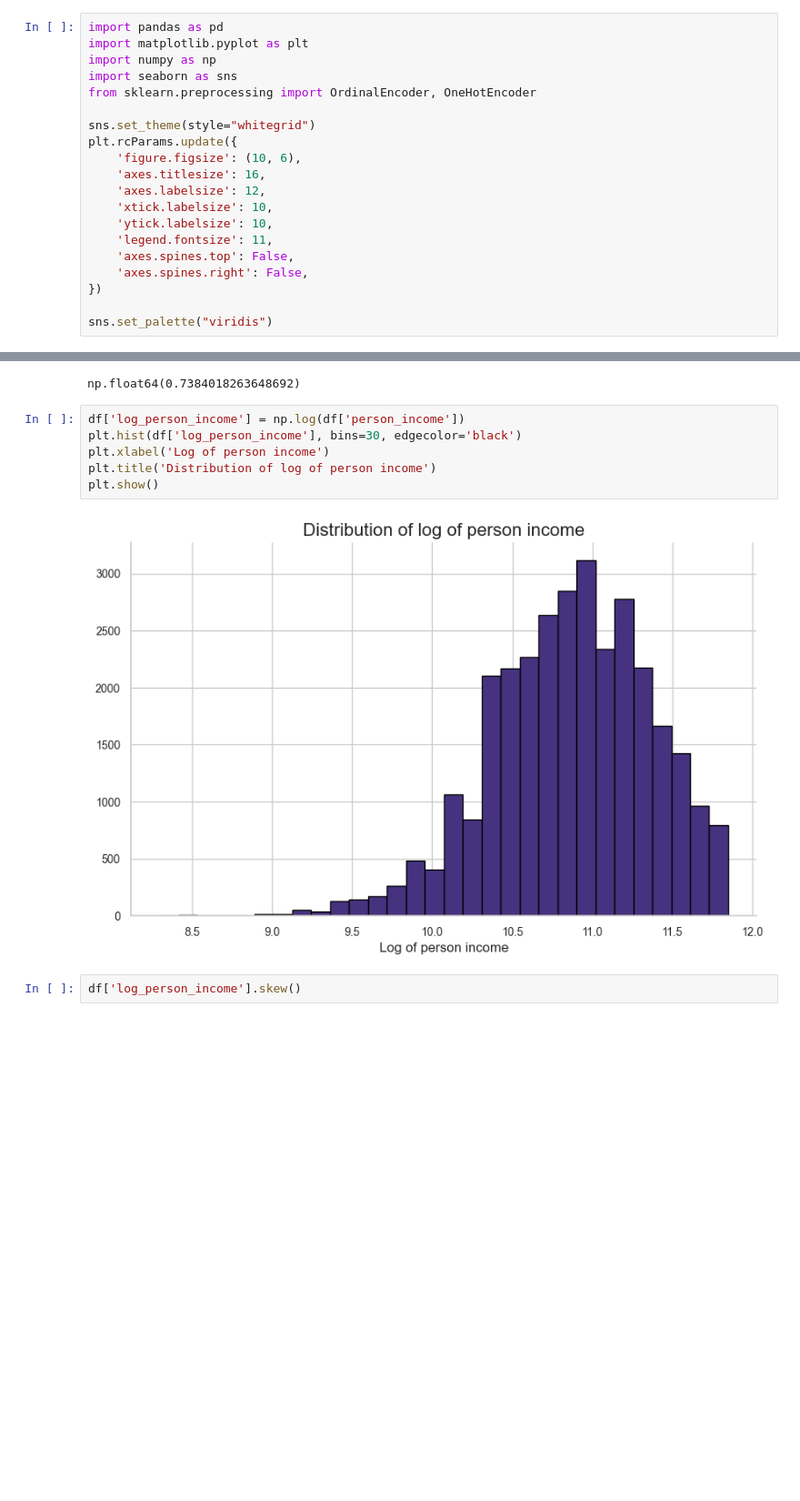
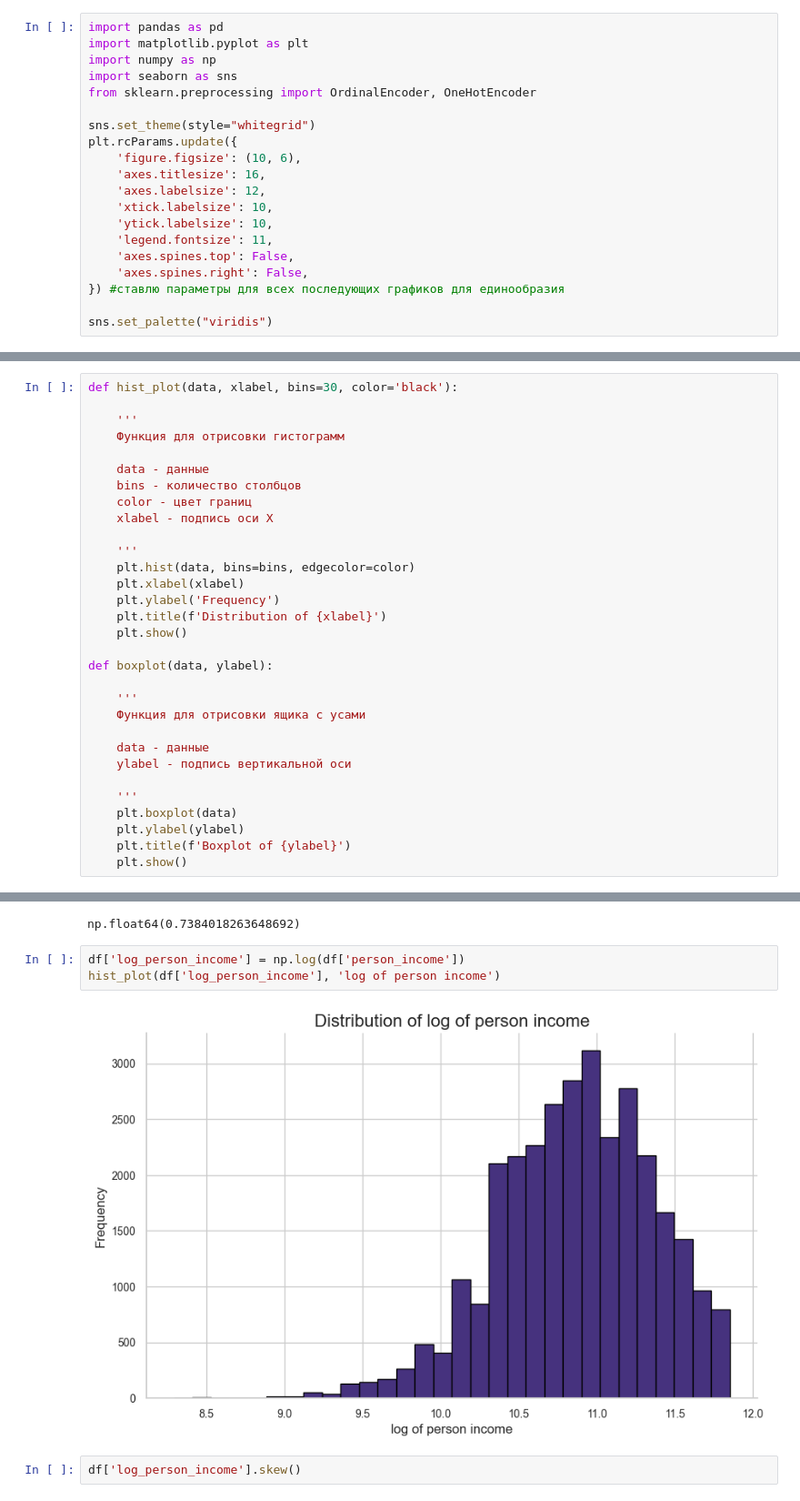
Before and after one commit to mrinly/credit_scoring, a Jupyter notebook: EDA.ipynb, the cells around one changed output, grey strips where cells are left out. Shown at 91% size. Cells and saved outputs as stored; diff of their text form; blank space fills up the shorter version.

```diff
--- a/EDA.ipynb
+++ b/EDA.ipynb
@@ -15,7 +15,7 @@ plt.rcParams.update({
     'legend.fontsize': 11,
     'axes.spines.top': False,
     'axes.spines.right': False,
-})
+}) #ставлю параметры для всех последующих графиков для единообразия
 
 sns.set_palette("viridis")
 # %%
@@ -130,0 +131,31 @@ plt.show()
+# %%
+def hist_plot(data, xlabel, bins=30, color='black'):
+
+    '''
+    Функция для отрисовки гистограмм
+
+    data - данные
+    bins - количество столбцов
+    color - цвет границ
+    xlabel - подпись оси X
+
+    '''
+    plt.hist(data, bins=bins, edgecolor=color)
+    plt.xlabel(xlabel)
+    plt.ylabel('Frequency')
+    plt.title(f'Distribution of {xlabel}')
+    plt.show()
+
+def boxplot(data, ylabel):
+
+    '''
+    Функция для отрисовки ящика с усами
+
+    data - данные
+    ylabel - подпись вертикальной оси
+
+    '''
+    plt.boxplot(data)
+    plt.ylabel(ylabel)
+    plt.title(f'Boxplot of {ylabel}')
+    plt.show()
@@ -165,12 +190,9 @@ df['person_income'].skew()
 np.float64(0.7384018263648692)
 # %%
 df['log_person_income'] = np.log(df['person_income'])
-plt.hist(df['log_person_income'], bins=30, edgecolor='black')
-plt.xlabel('Log of person income')
-plt.title('Distribution of log of person income')
-plt.show()
+hist_plot(df['log_person_income'], 'log of person income')
 # %% [output]
-[figure, old version]
+[figure, new version]
 # %%
 df['log_person_income'].skew()
 # %% [output]
```
Also changed, not shown: parts of 19 cells of this notebook.
